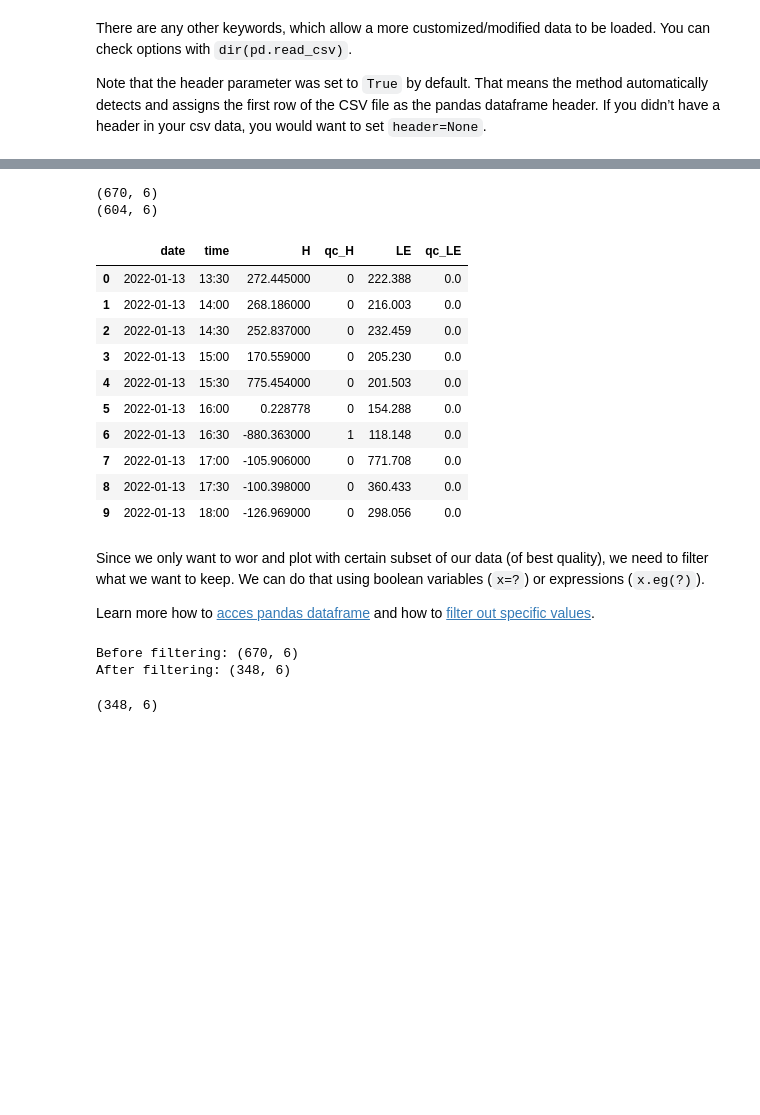
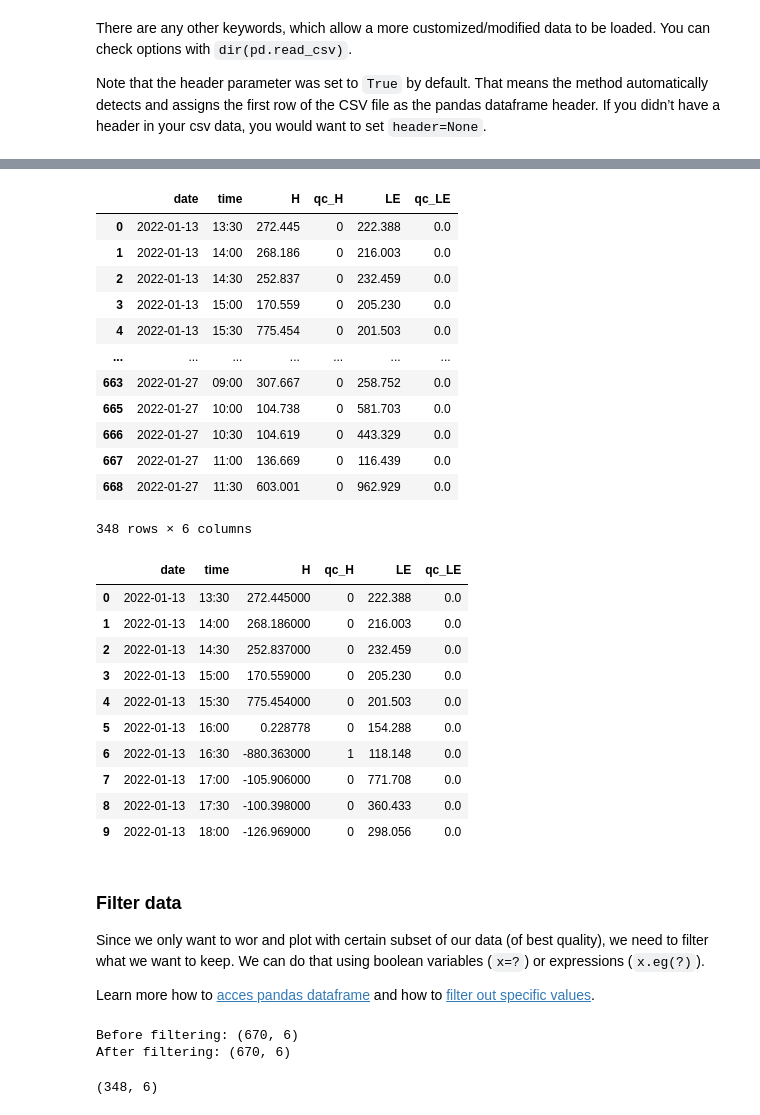
Before and after one commit to stelakus/BTR_DataAnalysis, a Jupyter notebook: Testing_data_plotting.ipynb, the cells around one changed output, grey strips where cells are left out. Drawn from its saved outputs; the diff is of its cells as text; code cells hidden in the pictures; blank space fills up the shorter version.

```diff
--- a/Testing_data_plotting.ipynb
+++ b/Testing_data_plotting.ipynb
@@ -53,3 +54,17 @@ pd.read_csv('eddypro_FdP_full_output_2022-01-28T073241_adv.csv', sep=';')
 There are any other keywords, which allow a more customized/modified data to be loaded. You can check options with `dir(pd.read_csv)`.
 
 Note that the header parameter was set to `True` by default. That means the method automatically detects and assigns the first row of the CSV file as the pandas dataframe header. If you didn’t have a header in your csv data, you would want to set `header=None`.
+# %%
+#Customize loaded data
+
+df = pd.read_csv('eddypro_FdP_full_output_2022-01-28T073241_adv.csv',
+                   sep=';',           #semicolon value file
+                   usecols=[1,2,10,11,13,14],   #only load the specified columns
+                   parse_dates=[0],     # Intepret the 1st column as a date
+                   skiprows=[0,2,3],         #skip the 3rd row of the file
+                   na_values=['NaN'],       #take any 'NaN' as missing values
+                   #dtype={"qc_H":int},"qc_LE":int},             #parse the salary column as an integer
+                   #MORE KEYWORDS
+                   #quotechar="'",        #single quote allowed as quote character
+
+)
@@ -56,26 +131,23 @@ Note that the header parameter was set to `True` by default. That means the meth
+# %%
+#read only data with condition
+df.loc[df['qc_H'] == 0]
+# %% [output]
+|  | date | time | H | qc_H | LE | qc_LE |
+| 0 | 2022-01-13 | 13:30 | 272.445 | 0 | 222.388 | 0.0 |
+| 1 | 2022-01-13 | 14:00 | 268.186 | 0 | 216.003 | 0.0 |
+| 2 | 2022-01-13 | 14:30 | 252.837 | 0 | 232.459 | 0.0 |
+| 3 | 2022-01-13 | 15:00 | 170.559 | 0 | 205.230 | 0.0 |
+| 4 | 2022-01-13 | 15:30 | 775.454 | 0 | 201.503 | 0.0 |
+| ... | ... | ... | ... | ... | ... | ... |
+| 663 | 2022-01-27 | 09:00 | 307.667 | 0 | 258.752 | 0.0 |
+| 665 | 2022-01-27 | 10:00 | 104.738 | 0 | 581.703 | 0.0 |
+| 666 | 2022-01-27 | 10:30 | 104.619 | 0 | 443.329 | 0.0 |
+| 667 | 2022-01-27 | 11:00 | 136.669 | 0 | 116.439 | 0.0 |
+| 668 | 2022-01-27 | 11:30 | 603.001 | 0 | 962.929 | 0.0 |
+348 rows × 6 columns
 # %%
-#Customize loaded data
-
-data = pd.read_csv('eddypro_FdP_full_output_2022-01-28T073241_adv.csv',
-                   sep=';',           #semicolon value file
-                   usecols=[1,2,10,11,13,14],   #only load the specified columns
-                   parse_dates=[0],     # Intepret the 1st column as a date
-                   skiprows=[0,2,3],         #skip the 3rd row of the file
-                   na_values=['NaN'],       #take any 'NaN' as missing values
-                   dtype={"qc_H":int},             #parse the salary column as an integer
-                   #MORE KEYWORDS
-                   #quotechar="'",        #single quote allowed as quote character
-
-)
-print(data.shape)
-
-data1 = data.dropna() #filter out all rows containing one or more missing values
-print(data1.shape)
-
-data.head(10) #only show first 10 rows
+df.head(10) #only show first 10 rows
 # %% [output]
-(670, 6)
-(604, 6)
 |  | date | time | H | qc_H | LE | qc_LE |
 | 0 | 2022-01-13 | 13:30 | 272.445000 | 0 | 222.388 | 0.0 |
 | 1 | 2022-01-13 | 14:00 | 268.186000 | 0 | 216.003 | 0.0 |
@@ -88,19 +160,20 @@ data.head(10) #only show first 10 rows
 | 8 | 2022-01-13 | 17:30 | -100.398000 | 0 | 360.433 | 0.0 |
 | 9 | 2022-01-13 | 18:00 | -126.969000 | 0 | 298.056 | 0.0 |
 # %% [markdown]
+### Filter data
 Since we only want to wor and plot with certain subset of our data (of best quality), we need to filter what we want to keep. We can do that using boolean variables (``x=?``) or expressions (`x.eg(?)`).
 
 Learn more how to [acces pandas dataframe](https://pythonhow.com/python-tutorial/pandas/Accessing-pandas-dataframe-columns-rows-and-cells/) and how to [filter out specific values](https://cmdlinetips.com/2018/02/how-to-subset-pandas-dataframe-based-on-values-of-a-column/).
 # %%
-print("Before filtering:",data.shape)
+print("Before filtering:",df.shape)
 
 #Filter rows with qc_H=0 using a boolean variable
-is_0 =  data['qc_H']==0 #boolean variable
-data_H = data[is_0]
+is_0 =  df['qc_H']==0 #boolean variable
+df_H = df[is_0]
 
-print("After filtering:",data_H.shape)
+print("After filtering:",df.shape)
 # %% [output]
 Before filtering: (670, 6)
-After filtering: (348, 6)
+After filtering: (670, 6)
 # %%
 #Filter rows using the boolean expression
```
Also changed, not shown: parts of 35 cells of this notebook, 5 other files.
